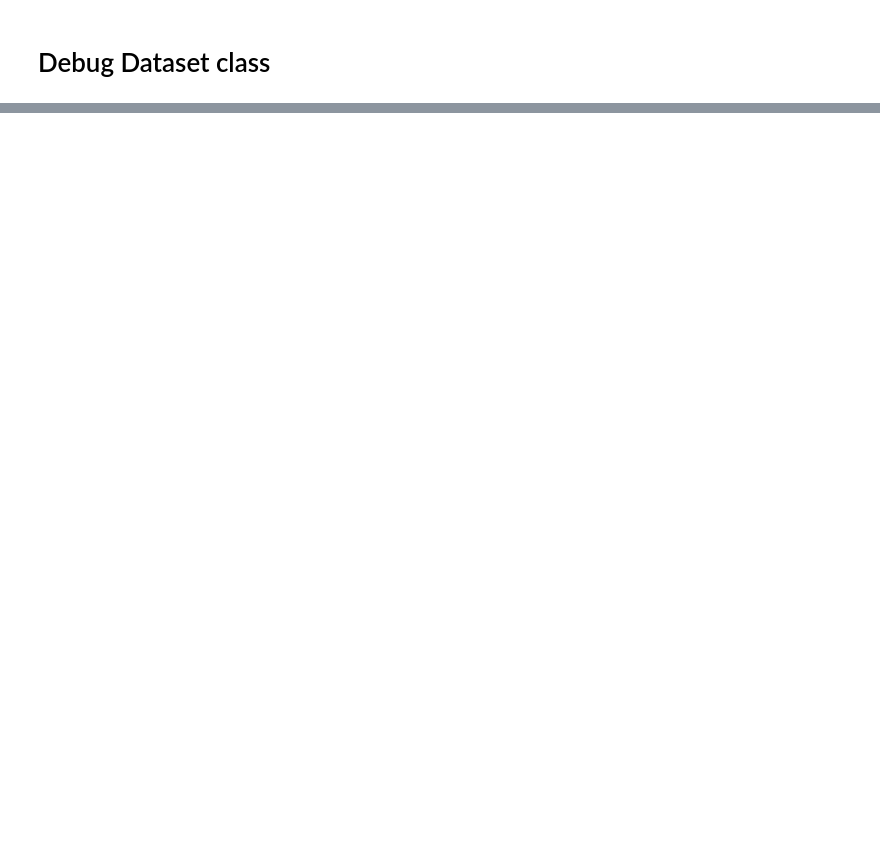
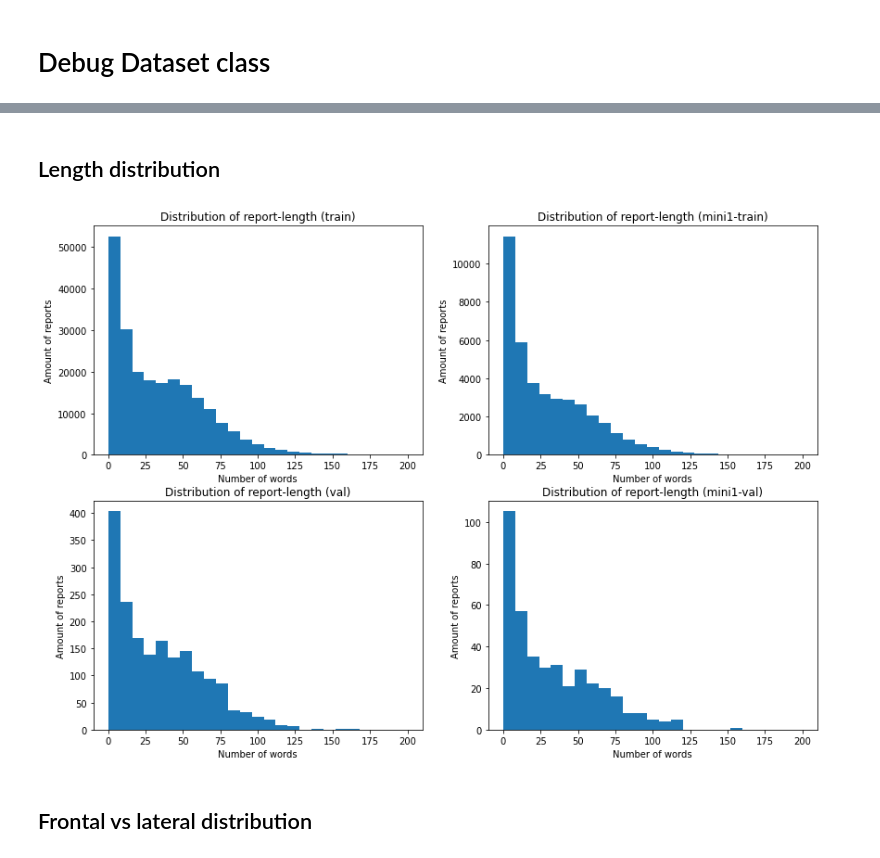
Before and after one commit to pdpino/medical-ai, a Jupyter notebook: medai/datasets/notebooks/mimic_cxr.ipynb, the cells around one changed output, grey strips where cells are left out. Saved outputs shown, nothing was run; the diff lists cells and outputs as text; code cells hidden in the pictures; blank space fills up the shorter version.

```diff
--- a/medai/datasets/notebooks/mimic_cxr.ipynb
+++ b/medai/datasets/notebooks/mimic_cxr.ipynb
@@ -638,0 +659,8 @@ final_df.to_csv(fpath, index=False)
+# %%
+is_mini = set(is_mini)
+
+is_mini_column = [
+    int(dicom_id in is_mini)
+    for dicom_id in df.dicom_id
+]
+len(is_mini), len(is_mini_column)
@@ -638,0 +669,2 @@ final_df.to_csv(fpath, index=False)
+# %%
+df['mini'] = is_mini_column
@@ -653,0 +743,30 @@ plt.imshow(tensor_to_range01(item.image).permute(1, 2, 0))
+# %% [markdown]
+## Length distribution
+# %%
+def plot_n_words_distribution(dataset):
+    df = dataset.master_df.groupby('report_fpath').first()
+    lengths = df['report_length']
+    plt.title(f'Distribution of report-length ({get_dataset_name(dataset)})')
+    plt.ylabel('Amount of reports')
+    plt.xlabel('Number of words')
+    _ = plt.hist(lengths.values, bins=25, range=(0,200))
+# %%
+n_rows = 2
+n_cols = 2
+
+plt.figure(figsize=(7 * n_cols, 5*n_rows))
+plt.subplot(n_rows, n_cols, 1)
+plot_n_words_distribution(train_dataset)
+
+plt.subplot(n_rows, n_cols, 2)
+plot_n_words_distribution(train_dataset_mini)
+
+plt.subplot(n_rows, n_cols, 3)
+plot_n_words_distribution(val_dataset)
+
+plt.subplot(n_rows, n_cols, 4)
+plot_n_words_distribution(val_dataset_mini)
+# %% [output]
+[figure, added]
+# %% [markdown]
+## Frontal vs lateral distribution
```
Also changed, not shown: parts of 22 cells of this notebook, 8 other files.
